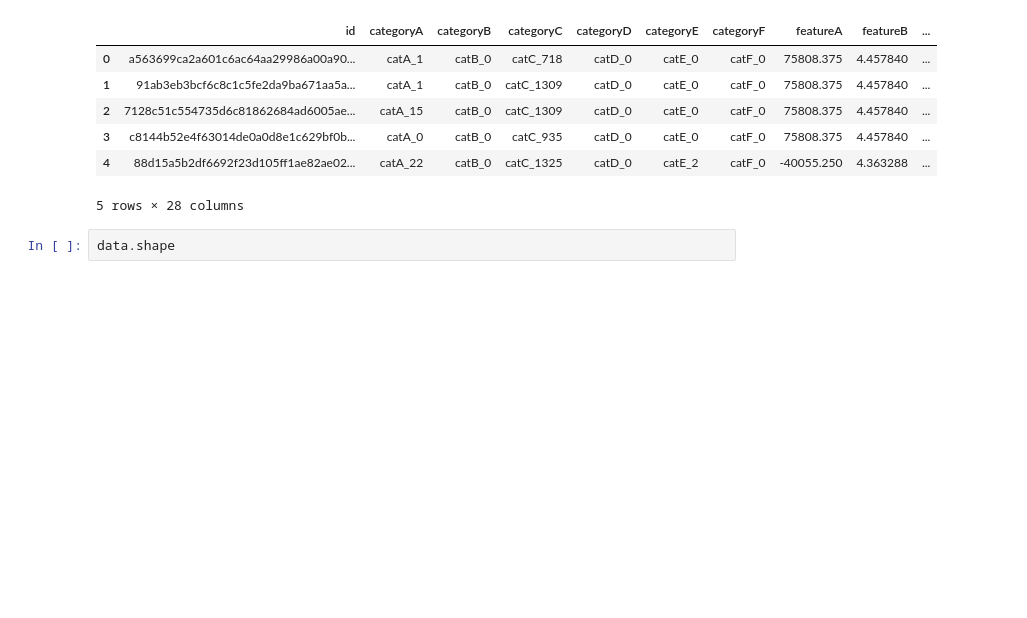
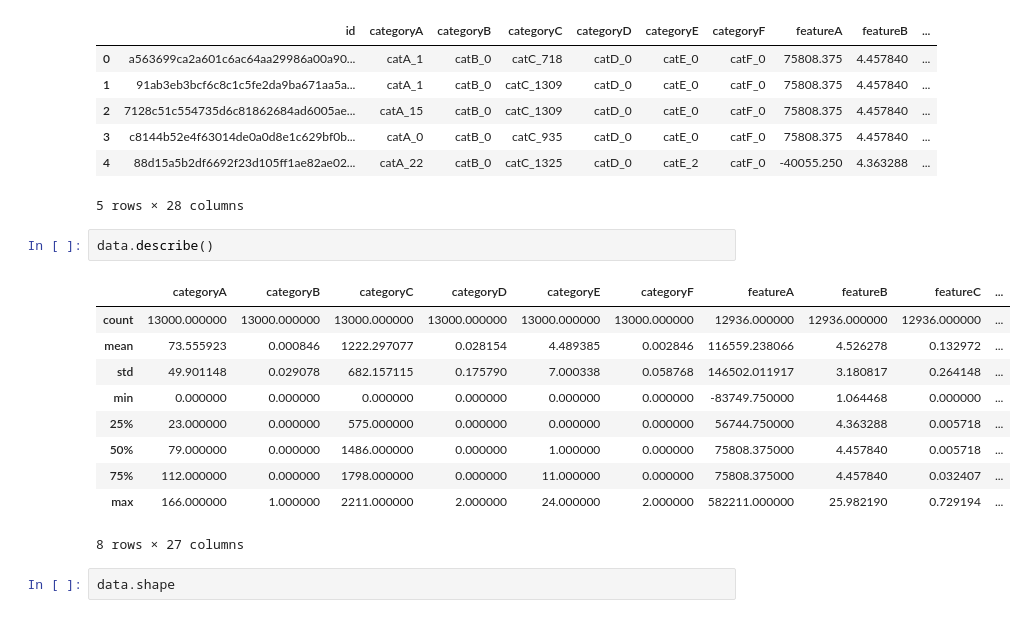
Before and after one commit to Tatiana-Polonskaya/ML_for_sciensdata_analysis, a Jupyter notebook: task_1.ipynb, the cells around one changed output. Drawn from its saved outputs; the diff is of its cells as text; blank space fills up the shorter version.

```diff
--- a/task_1.ipynb
+++ b/task_1.ipynb
@@ -50,6 +52,19 @@ data.head()
 | 3 | c8144b52e4f63014de0a0d8e1c629bf0b... | catA_0 | catB_0 | catC_935 | catD_0 | catE_0 | catF_0 | 75808.375 | 4.457840 | ... |
 | 4 | 88d15a5b2df6692f23d105ff1ae82ae02... | catA_22 | catB_0 | catC_1325 | catD_0 | catE_2 | catF_0 | -40055.250 | 4.363288 | ... |
 5 rows × 28 columns
+# %%
+data.describe()
+# %% [output]
+|  | categoryA | categoryB | categoryC | categoryD | categoryE | categoryF | featureA | featureB | featureC | ... |
+| count | 13000.000000 | 13000.000000 | 13000.000000 | 13000.000000 | 13000.000000 | 13000.000000 | 12936.000000 | 12936.000000 | 12936.000000 | ... |
+| mean | 73.555923 | 0.000846 | 1222.297077 | 0.028154 | 4.489385 | 0.002846 | 116559.238066 | 4.526278 | 0.132972 | ... |
+| std | 49.901148 | 0.029078 | 682.157115 | 0.175790 | 7.000338 | 0.058768 | 146502.011917 | 3.180817 | 0.264148 | ... |
+| min | 0.000000 | 0.000000 | 0.000000 | 0.000000 | 0.000000 | 0.000000 | -83749.750000 | 1.064468 | 0.000000 | ... |
+| 25% | 23.000000 | 0.000000 | 575.000000 | 0.000000 | 0.000000 | 0.000000 | 56744.750000 | 4.363288 | 0.005718 | ... |
+| 50% | 79.000000 | 0.000000 | 1486.000000 | 0.000000 | 1.000000 | 0.000000 | 75808.375000 | 4.457840 | 0.005718 | ... |
+| 75% | 112.000000 | 0.000000 | 1798.000000 | 0.000000 | 11.000000 | 0.000000 | 75808.375000 | 4.457840 | 0.032407 | ... |
+| max | 166.000000 | 1.000000 | 2211.000000 | 2.000000 | 24.000000 | 2.000000 | 582211.000000 | 25.982190 | 0.729194 | ... |
+8 rows × 27 columns
 # %%
 data.shape
 # %% [output]
```
Also changed, not shown: parts of 7 cells of this notebook.
